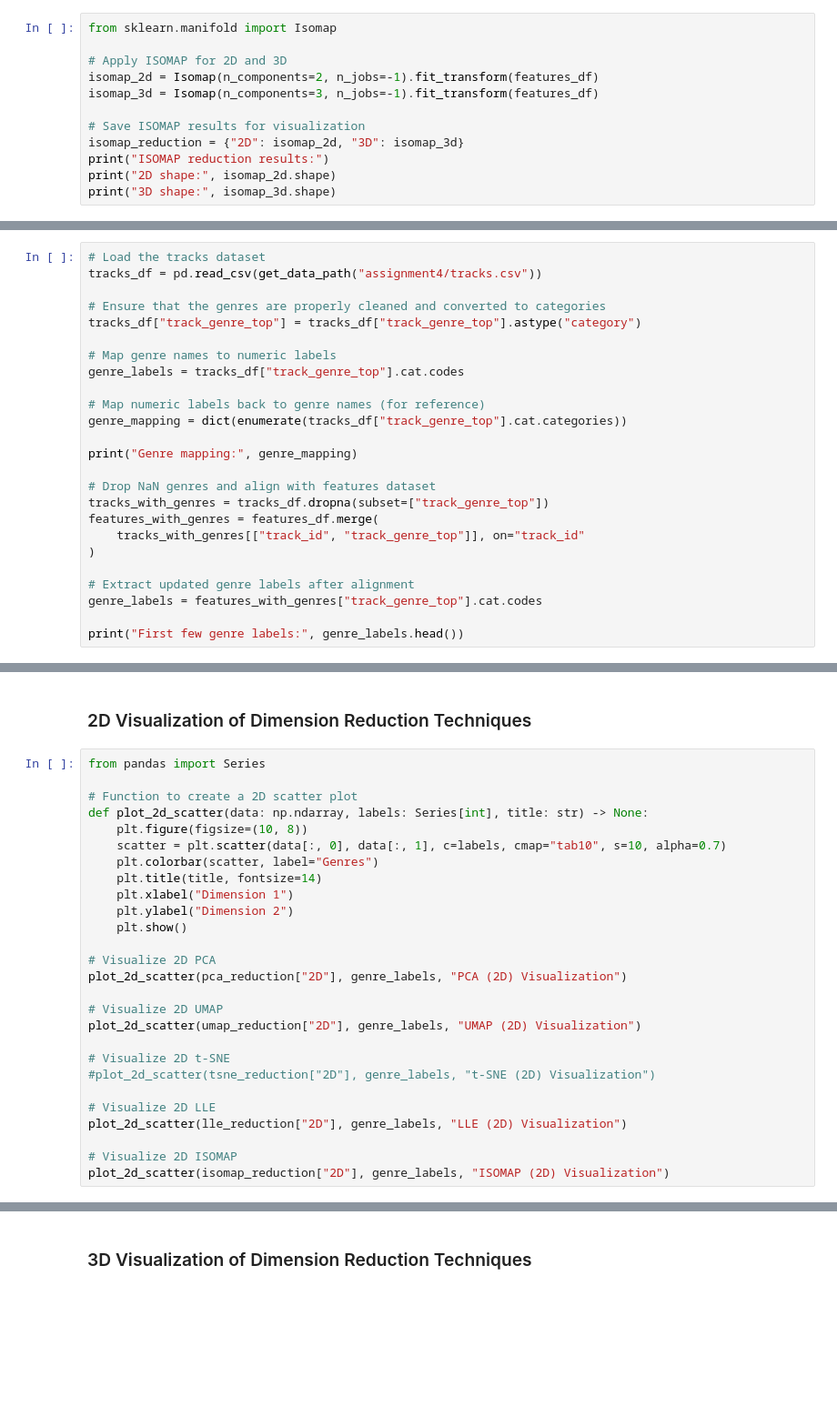
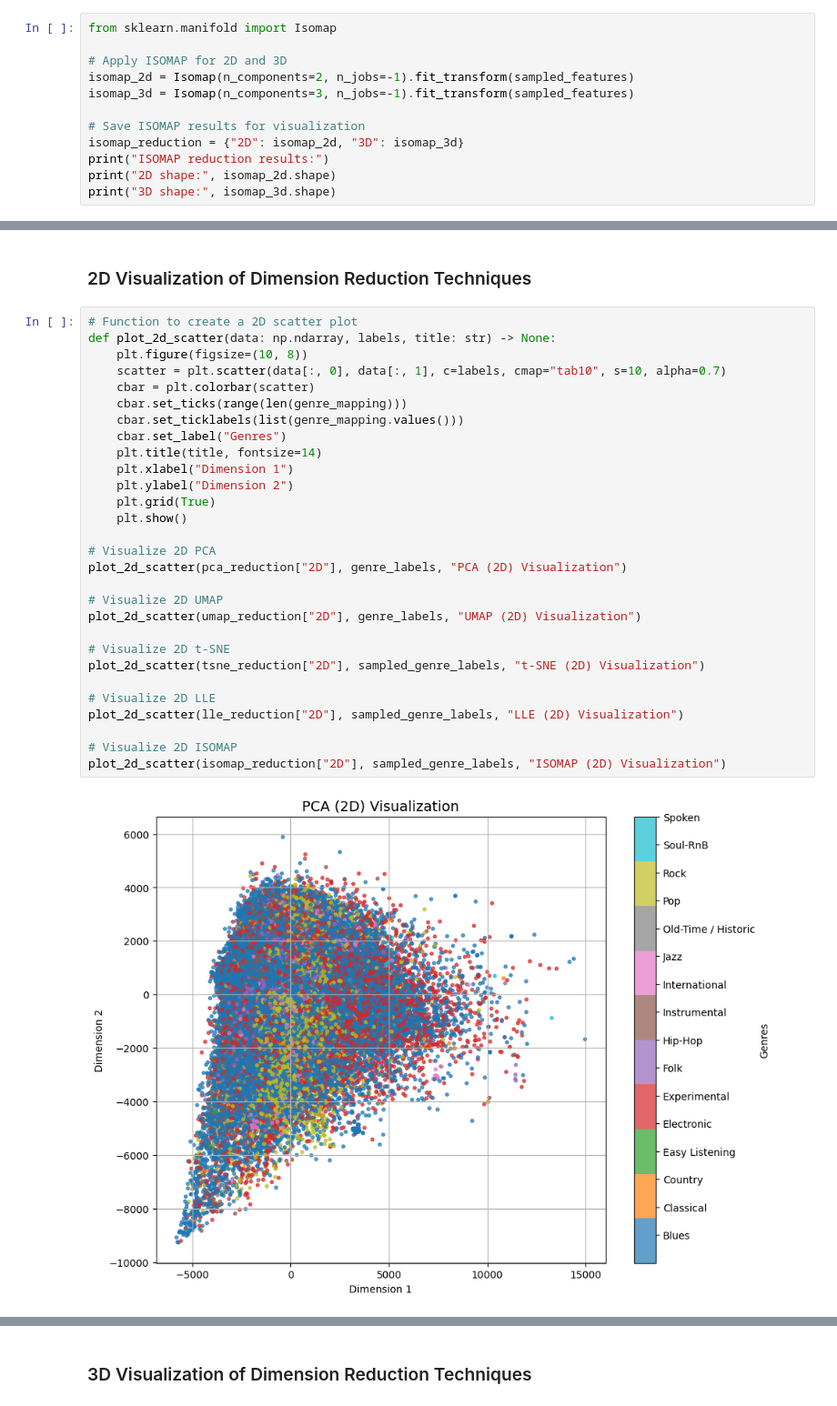
Before and after one commit to suxrobGM/cs6140-assignments, a Jupyter notebook: assignments/src/assignment4/notebook2.ipynb, the cells around one changed output, grey strips where cells are left out. Shown at 91% size. Saved outputs shown, nothing was run; the diff lists cells and outputs as text; blank space fills up the shorter version.

Commit message:
added all codes for assignment 4 part 2

```diff
--- a/assignments/src/assignment4/notebook2.ipynb
+++ b/assignments/src/assignment4/notebook2.ipynb
@@ -214,8 +287,8 @@ print("3D shape:", lle_3d.shape)
 from sklearn.manifold import Isomap
 
 # Apply ISOMAP for 2D and 3D
-isomap_2d = Isomap(n_components=2, n_jobs=-1).fit_transform(features_df)
-isomap_3d = Isomap(n_components=3, n_jobs=-1).fit_transform(features_df)
+isomap_2d = Isomap(n_components=2, n_jobs=-1).fit_transform(sampled_features)
+isomap_3d = Isomap(n_components=3, n_jobs=-1).fit_transform(sampled_features)
 
 # Save ISOMAP results for visualization
 isomap_reduction = {"2D": isomap_2d, "3D": isomap_3d}
@@ -228,28 +303,3 @@ MemoryError: Unable to allocate 84.6 GiB for an array with shape (106574, 106574
 ## Visualization <a class="anchor" id="3"></a>
 # %% [markdown]
 ### Extracting genre labels
-# %%
-# Load the tracks dataset
-tracks_df = pd.read_csv(get_data_path("assignment4/tracks.csv"))
-
-# Ensure that the genres are properly cleaned and converted to categories
-tracks_df["track_genre_top"] = tracks_df["track_genre_top"].astype("category")
-
-# Map genre names to numeric labels
-genre_labels = tracks_df["track_genre_top"].cat.codes
-
-# Map numeric labels back to genre names (for reference)
-genre_mapping = dict(enumerate(tracks_df["track_genre_top"].cat.categories))
-
-print("Genre mapping:", genre_mapping)
-
-# Drop NaN genres and align with features dataset
-tracks_with_genres = tracks_df.dropna(subset=["track_genre_top"])
-features_with_genres = features_df.merge(
-    tracks_with_genres[["track_id", "track_genre_top"]], on="track_id"
-)
-
-# Extract updated genre labels after alignment
-genre_labels = features_with_genres["track_genre_top"].cat.codes
-
-print("First few genre labels:", genre_labels.head())
@@ -256,29 +350,33 @@ print("First few genre labels:", genre_labels.head())
 # %% [markdown]
 ### 2D Visualization of Dimension Reduction Techniques
 # %%
-from pandas import Series
-
 # Function to create a 2D scatter plot
-def plot_2d_scatter(data: np.ndarray, labels: Series[int], title: str) -> None:
+def plot_2d_scatter(data: np.ndarray, labels, title: str) -> None:
     plt.figure(figsize=(10, 8))
     scatter = plt.scatter(data[:, 0], data[:, 1], c=labels, cmap="tab10", s=10, alpha=0.7)
-    plt.colorbar(scatter, label="Genres")
+    cbar = plt.colorbar(scatter)
+    cbar.set_ticks(range(len(genre_mapping)))
+    cbar.set_ticklabels(list(genre_mapping.values()))
+    cbar.set_label("Genres")
     plt.title(title, fontsize=14)
     plt.xlabel("Dimension 1")
     plt.ylabel("Dimension 2")
+    plt.grid(True)
     plt.show()
 
 # Visualize 2D PCA
 plot_2d_scatter(pca_reduction["2D"], genre_labels, "PCA (2D) Visualization")
 
 # Visualize 2D UMAP
 plot_2d_scatter(umap_reduction["2D"], genre_labels, "UMAP (2D) Visualization")
 
 # Visualize 2D t-SNE
-#plot_2d_scatter(tsne_reduction["2D"], genre_labels, "t-SNE (2D) Visualization")
+plot_2d_scatter(tsne_reduction["2D"], sampled_genre_labels, "t-SNE (2D) Visualization")
 
 # Visualize 2D LLE
-plot_2d_scatter(lle_reduction["2D"], genre_labels, "LLE (2D) Visualization")
+plot_2d_scatter(lle_reduction["2D"], sampled_genre_labels, "LLE (2D) Visualization")
 
 # Visualize 2D ISOMAP
-plot_2d_scatter(isomap_reduction["2D"], genre_labels, "ISOMAP (2D) Visualization")
+plot_2d_scatter(isomap_reduction["2D"], sampled_genre_labels, "ISOMAP (2D) Visualization")
+# %% [output]
+[figure, added]
```
Also changed, not shown: parts of 17 cells of this notebook.
